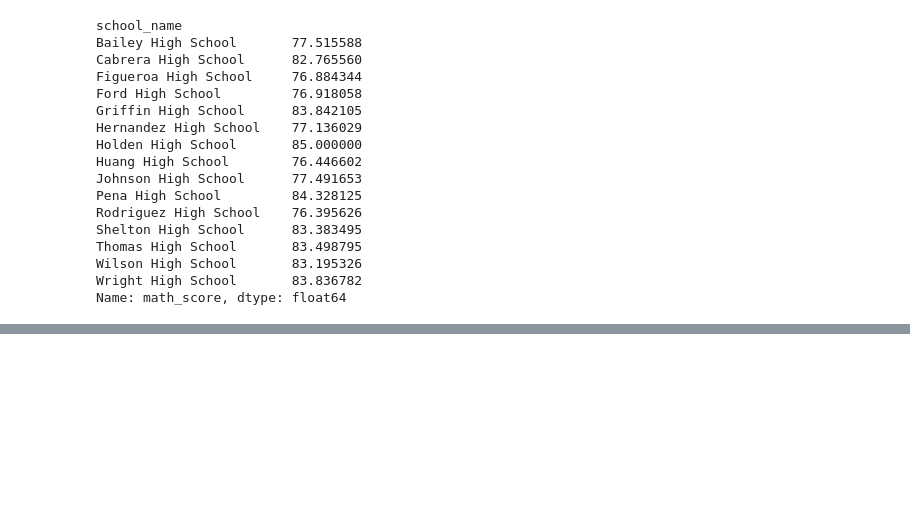
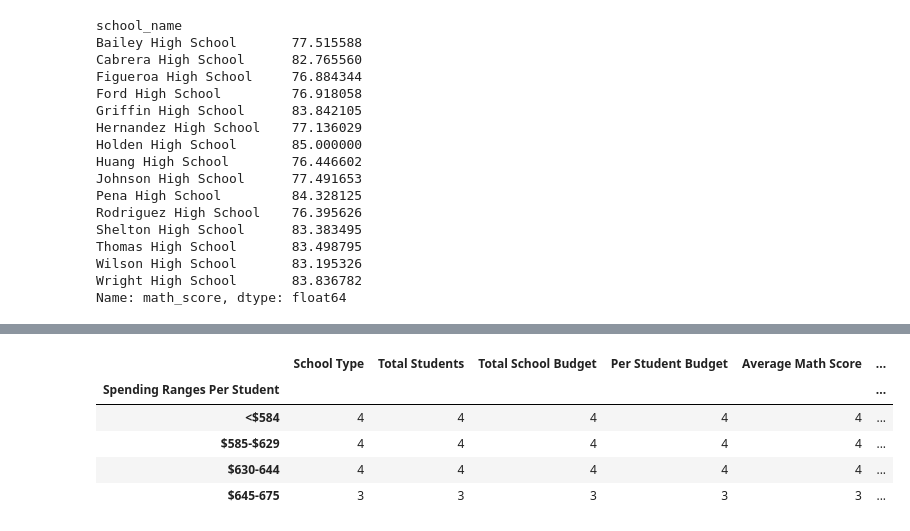
Before and after one commit to reachme1212/School_District_Analysis, a Jupyter notebook: pycityschool_cleaned.ipynb, the cells around one changed output, grey strips where cells are left out. Saved outputs shown, nothing was run; the diff lists cells and outputs as text; code cells hidden in the pictures; blank space fills up the shorter version.

Commit message:
scores by school spending mod 4.11.5

```diff
--- a/pycityschool_cleaned.ipynb
+++ b/pycityschool_cleaned.ipynb
@@ -964,0 +958,10 @@ per_school_summary_bin
+# %%
+per_school_summary_bin=per_school_summary_df.groupby(["Spending Ranges Per Student"]).count()
+per_school_summary_bin
+# %% [output]
+|  | School Type | Total Students | Total School Budget | Per Student Budget | Average Math Score | ... |
+| Spending Ranges Per Student |  |  |  |  |  | ... |
+| <$584 | 4 | 4 | 4 | 4 | 4 | ... |
+| $585-$629 | 4 | 4 | 4 | 4 | 4 | ... |
+| $630-644 | 4 | 4 | 4 | 4 | 4 | ... |
+| $645-675 | 3 | 3 | 3 | 3 | 3 | ... |
```
Also changed, not shown: parts of 39 cells of this notebook.
